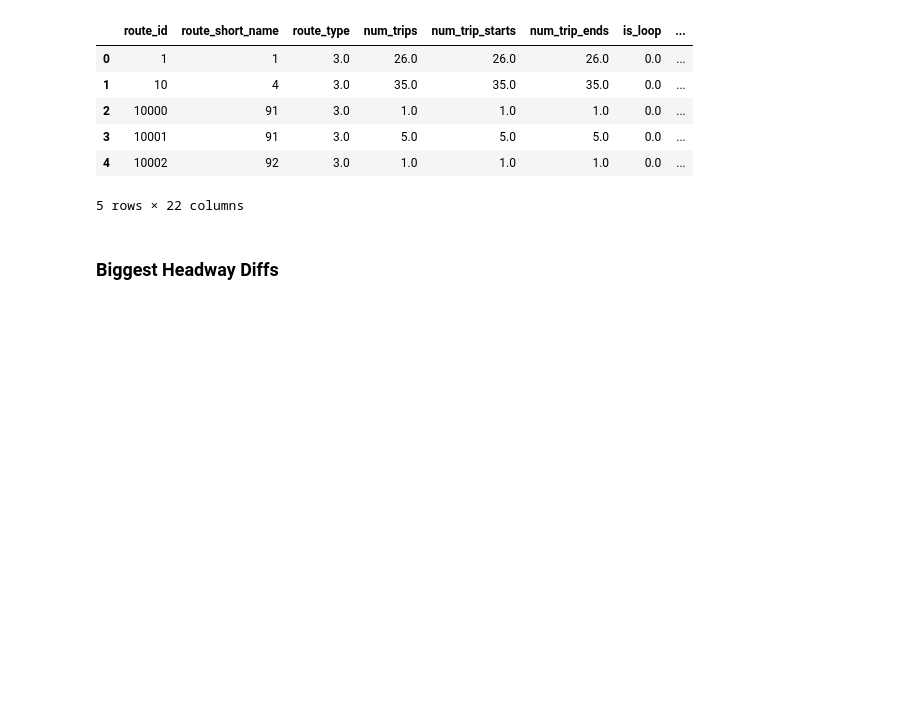
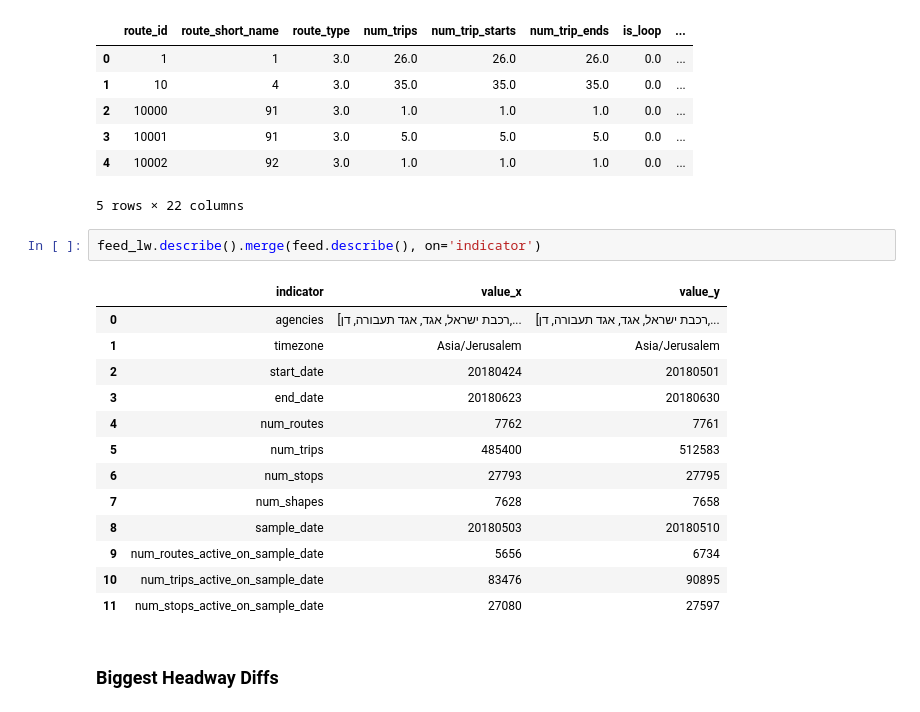
Before and after one commit to cjer/cjer-pelican, a Jupyter notebook: content/notebooks/openbus_7_lagbaomer.ipynb, the cells around one changed output. Saved outputs shown, nothing was run; the diff lists cells and outputs as text; blank space fills up the shorter version.

```diff
--- a/content/notebooks/openbus_7_lagbaomer.ipynb
+++ b/content/notebooks/openbus_7_lagbaomer.ipynb
@@ -442,6 +425,22 @@ route_stats_lw.head()
 | 3 | 10001 | 91 | 3.0 | 5.0 | 5.0 | 5.0 | 0.0 | ... |
 | 4 | 10002 | 92 | 3.0 | 1.0 | 1.0 | 1.0 | 0.0 | ... |
 5 rows × 22 columns
+# %%
+feed_lw.describe().merge(feed.describe(), on='indicator')
+# %% [output]
+|  | indicator | value_x | value_y |
+| 0 | agencies | [רכבת ישראל, אגד, אגד תעבורה, דן,... | [רכבת ישראל, אגד, אגד תעבורה, דן,... |
+| 1 | timezone | Asia/Jerusalem | Asia/Jerusalem |
+| 2 | start_date | 20180424 | 20180501 |
+| 3 | end_date | 20180623 | 20180630 |
+| 4 | num_routes | 7762 | 7761 |
+| 5 | num_trips | 485400 | 512583 |
+| 6 | num_stops | 27793 | 27795 |
+| 7 | num_shapes | 7628 | 7658 |
+| 8 | sample_date | 20180503 | 20180510 |
+| 9 | num_routes_active_on_sample_date | 5656 | 6734 |
+| 10 | num_trips_active_on_sample_date | 83476 | 90895 |
+| 11 | num_stops_active_on_sample_date | 27080 | 27597 |
 # %% [markdown]
 ### Biggest Headway Diffs
 # %%
```
Also changed, not shown: parts of 18 cells of this notebook, 2 other files.
